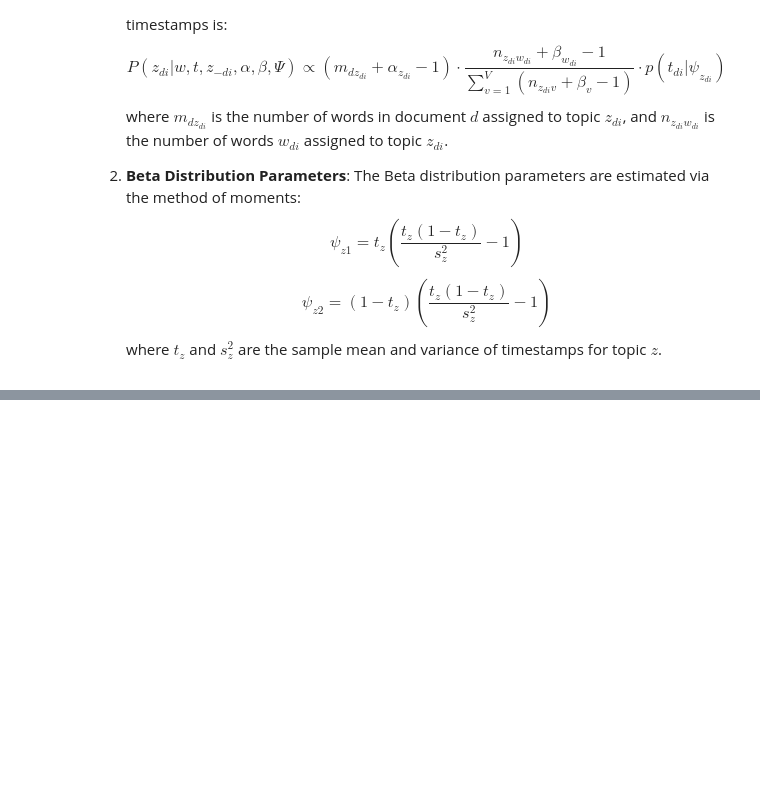
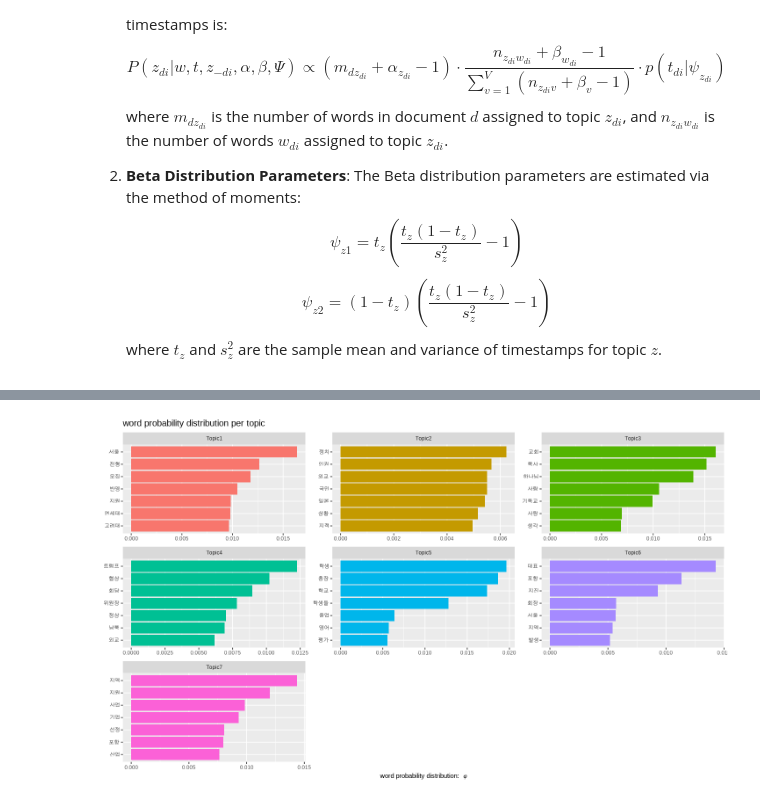
Before and after one commit to sorrychoe/topic-modeling-theory, a Jupyter notebook: notebook/Topic_over_Times.ipynb, the cells around one changed output, grey strips where cells are left out. Saved outputs shown, nothing was run; the diff lists cells and outputs as text; code cells hidden in the pictures; blank space fills up the shorter version.

Commit message:
ADD Topic Over Times

```diff
--- a/notebook/Topic_over_Times.ipynb
+++ b/notebook/Topic_over_Times.ipynb
@@ -112,0 +170,10 @@ Inference in ToT uses **Gibbs sampling** for approximate posterior inference.
+# %%
+# data load
+# The data is related to Handong University,
+# which was reported in major Korean daily newspapers from January 1995 to September 2024.
+df <- read_xlsx("data/NewsResult_19950101-20240930.xlsx")
+
+# ToT uses the publication date itself as a continuous timestamp.
+# Unlike DTM, there is no need to cut the data into time slices.
+df$Date <- as.Date(df$일자, format = "%Y%m%d")
+df$doc_id <- seq_len(nrow(df))
@@ -112,0 +222,8 @@ Inference in ToT uses **Gibbs sampling** for approximate posterior inference.
+# %%
+# define & train the model
+tot_model <- tot(dtm, dates,
+                 k = 7,
+                 n_iter = 300,
+                 time_weight = 0.3)
+
+tot_model
@@ -112,0 +251,22 @@ Inference in ToT uses **Gibbs sampling** for approximate posterior inference.
+# %%
+# Tidy the result into a data.frame
+# Extract the phi value (word probability distribution of each topic)
+td_beta <- as_tibble(t(tot_model$phi), rownames = "term") |>
+  pivot_longer(-term, names_to = "topic", values_to = "beta")
+
+# visualization of topic's value
+td_beta |>
+  group_by(topic) |>
+  slice_max(beta, n = 7) |>
+  ungroup() |>
+  ggplot(aes(x = beta,
+             y = reorder_within(term, beta, topic),
+             fill = topic)) +
+  geom_col(show.legend = F) +
+  scale_y_reordered() +
+  facet_wrap(~topic, scales = "free") +
+  labs(x = expression("word probability distribution: "~phi), y = NULL,
+       title = "word probability distribution per topic") +
+  theme(plot.title = element_text(size = 15))
+# %% [output]
+[figure, added]
```
Also changed, not shown: parts of 18 cells of this notebook, 4 other files.
